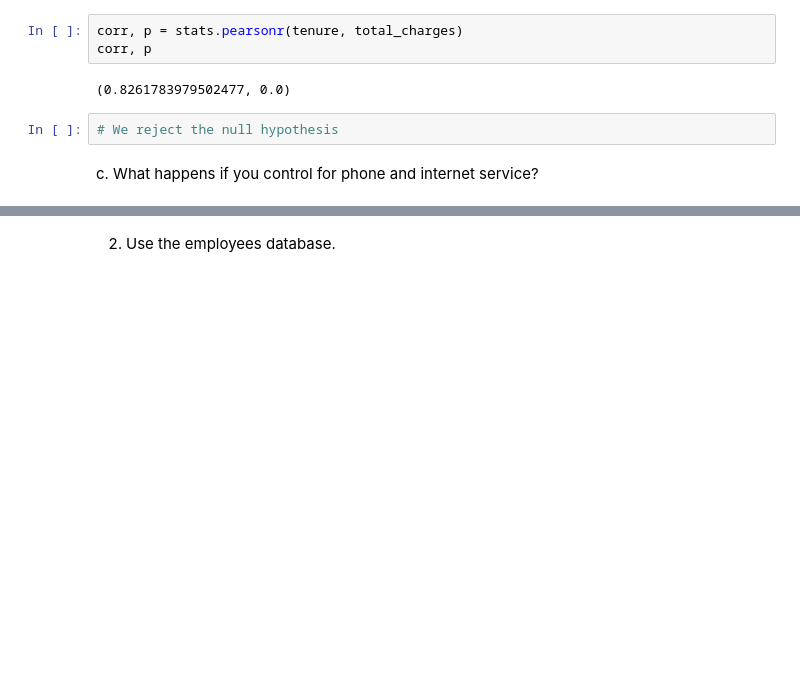
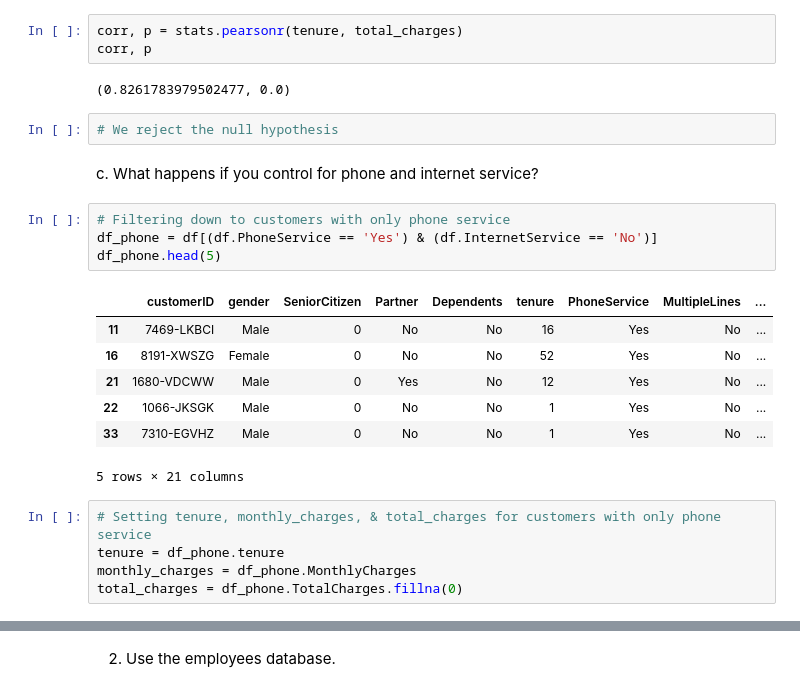
Before and after one commit to lainslie-18/statistics-exercises, a Jupyter notebook: hypothesis_testing.ipynb, the cells around one changed output, grey strips where cells are left out. Cells and saved outputs as stored; diff of their text form; blank space fills up the shorter version.

```diff
--- a/hypothesis_testing.ipynb
+++ b/hypothesis_testing.ipynb
@@ -277,3 +281,20 @@ corr, p
 # We reject the null hypothesis
 # %% [markdown]
 c. What happens if you control for phone and internet service?
+# %%
+# Filtering down to customers with only phone service
+df_phone = df[(df.PhoneService == 'Yes') & (df.InternetService == 'No')]
+df_phone.head(5)
+# %% [output]
+|  | customerID | gender | SeniorCitizen | Partner | Dependents | tenure | PhoneService | MultipleLines | ... |
+| 11 | 7469-LKBCI | Male | 0 | No | No | 16 | Yes | No | ... |
+| 16 | 8191-XWSZG | Female | 0 | No | No | 52 | Yes | No | ... |
+| 21 | 1680-VDCWW | Male | 0 | Yes | No | 12 | Yes | No | ... |
+| 22 | 1066-JKSGK | Male | 0 | No | No | 1 | Yes | No | ... |
+| 33 | 7310-EGVHZ | Male | 0 | No | No | 1 | Yes | No | ... |
+5 rows × 21 columns
+# %%
+# Setting tenure, monthly_charges, & total_charges for customers with only phone service
+tenure = df_phone.tenure
+monthly_charges = df_phone.MonthlyCharges
+total_charges = df_phone.TotalCharges.fillna(0)
```
Also changed, not shown: parts of 39 cells of this notebook.
